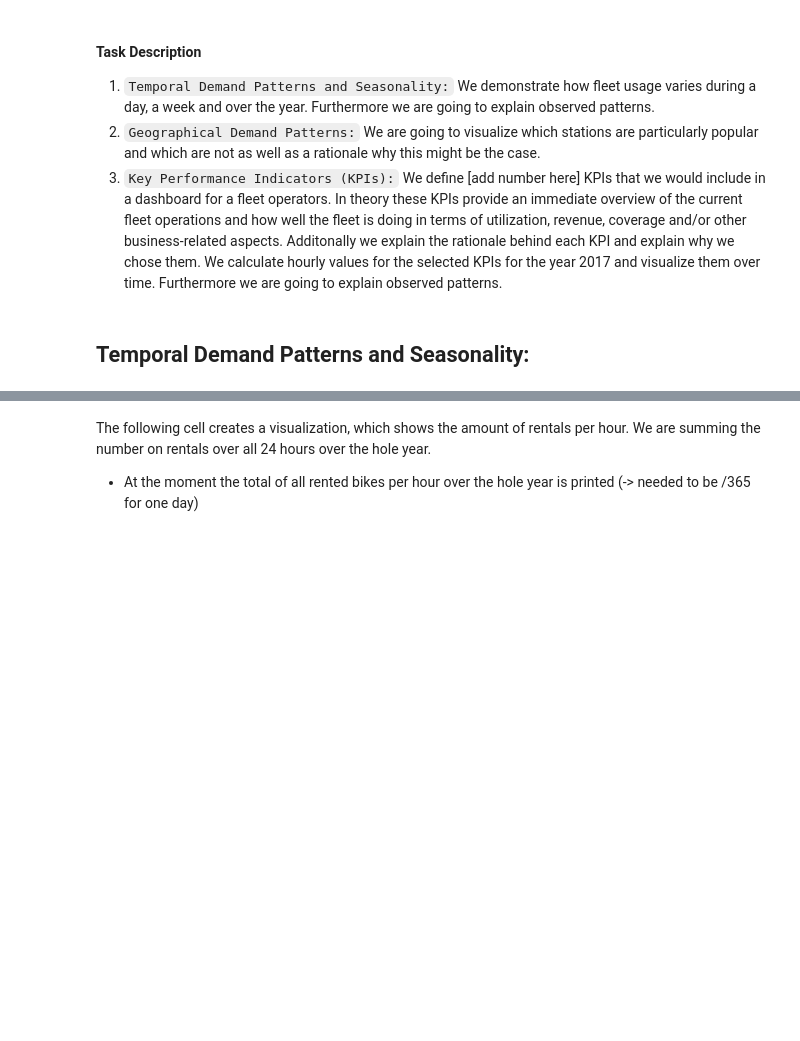
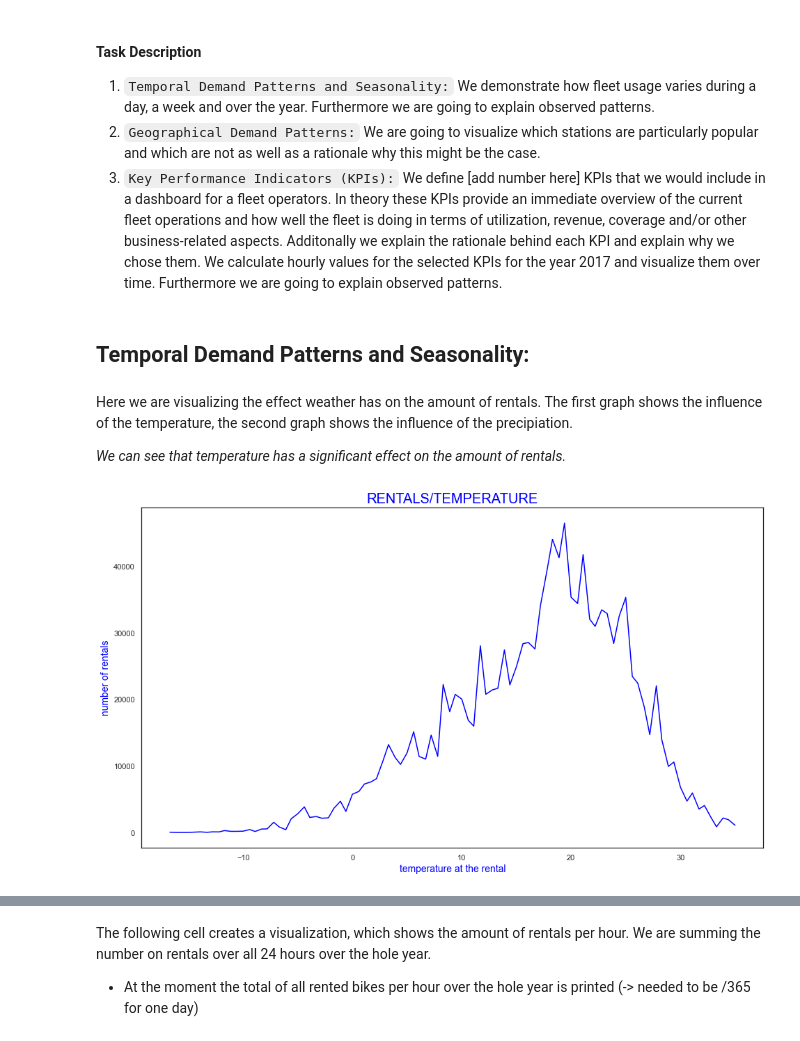
Before and after one commit to NiklasNesseler/ProjectNotFound, a Jupyter notebook: DSML_GroupProject_Boston2017.ipynb, the cells around one changed output, grey strips where cells are left out. Saved outputs shown, nothing was run; the diff lists cells and outputs as text; code cells hidden in the pictures; blank space fills up the shorter version.

```diff
--- a/DSML_GroupProject_Boston2017.ipynb
+++ b/DSML_GroupProject_Boston2017.ipynb
@@ -712,3 +554,21 @@ $\;\;\;\;\;\;$
 1. `Key Performance Indicators (KPIs):` We define [add number here] KPIs that we would include in a dashboard for a fleet operators. In theory these KPIs provide an immediate overview of the current fleet operations and how well the fleet is doing in terms of utilization, revenue, coverage and/or other business-related aspects. Additonally we explain the rationale behind each KPI and explain why we chose them. We calculate hourly values for the selected KPIs for the year 2017 and visualize them over time. Furthermore we are going to explain observed patterns.
 # %% [markdown]
 ## Temporal Demand Patterns and Seasonality:
+# %% [markdown]
+Here we are visualizing the effect weather has on the amount of rentals. The first graph shows the influence of the temperature, the second graph shows the influence of the precipiation.
+
+*We can see that temperature has a significant effect on the amount of rentals.*
+# %%
+weather_rentals = inner_merge.groupby("min_temp")["Rented"].sum()
+
+Fig_2, ax_2 = plt.subplots(figsize=(16,9))
+
+ax_2.plot(weather_rentals, color = "blue")
+
+ax_2.set_title("RENTALS/TEMPERATURE", fontsize = 20, fontname = "arial", color = "blue")
+ax_2.set_ylabel("number of rentals", fontsize = 14, color = "blue")
+ax_2.set_xlabel("temperature at the rental", fontsize = 14, color = "blue")
+
+plt.show()
+# %% [output]
+[figure, added]
```
Also changed, not shown: parts of 81 cells of this notebook.
